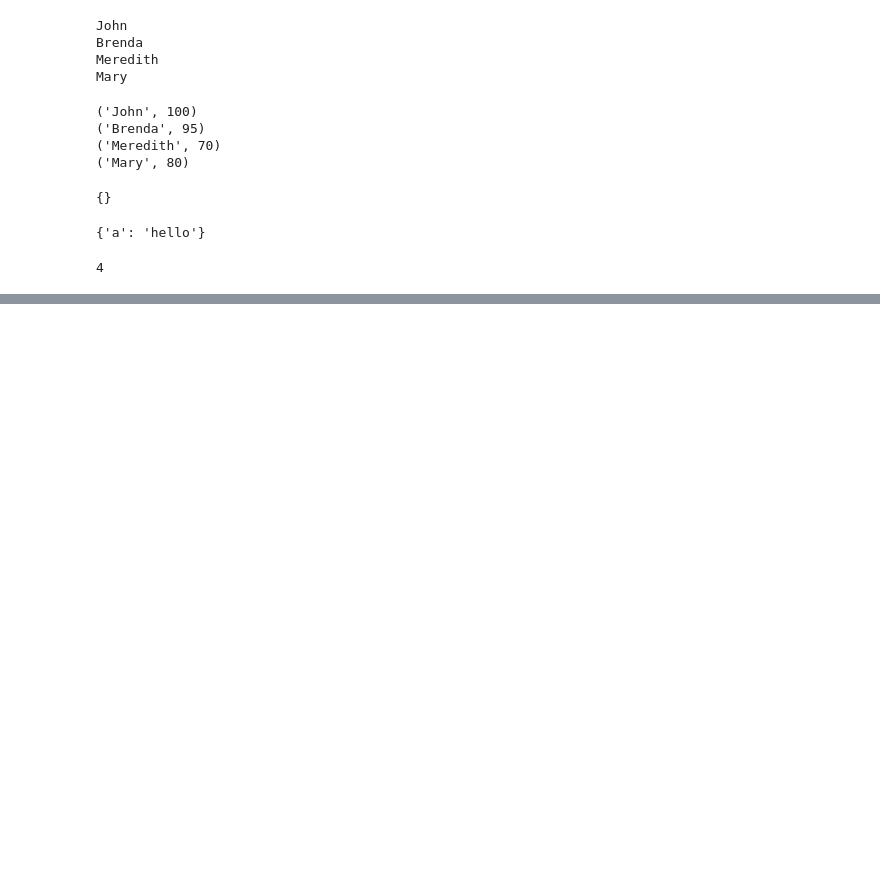
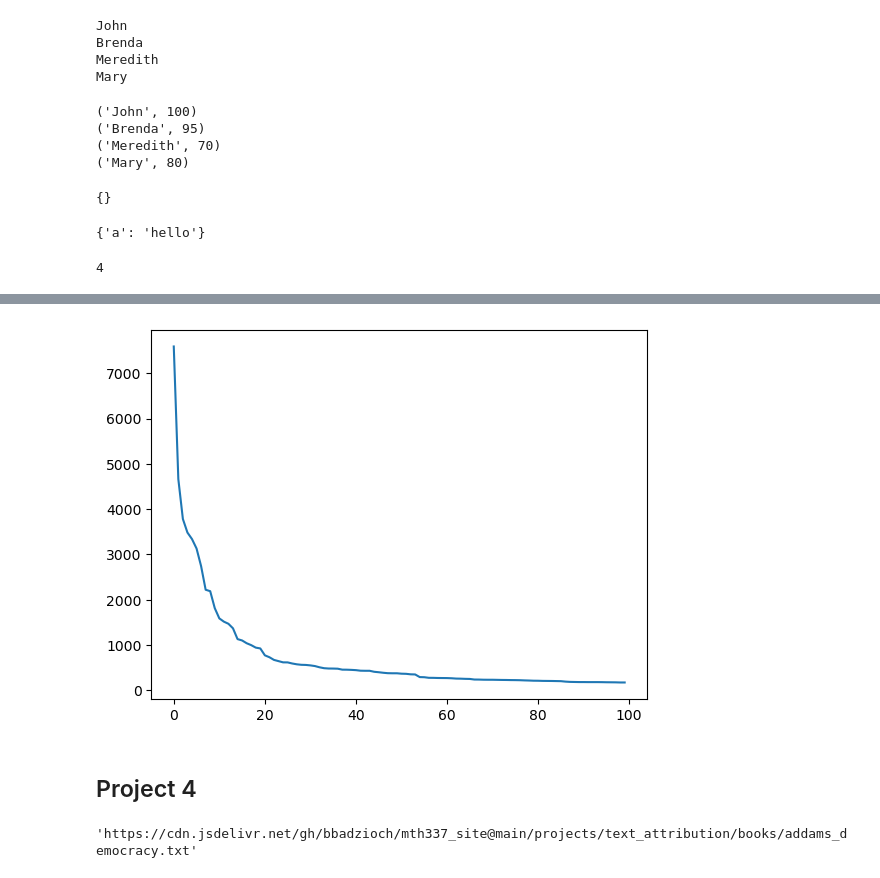
Before and after one commit to bbadzioch/MTH337_site, a Jupyter notebook: schedule/week9/week9_notebook.ipynb, the cells around one changed output, grey strips where cells are left out. Saved outputs shown, nothing was run; the diff lists cells and outputs as text; code cells hidden in the pictures; blank space fills up the shorter version.

```diff
--- a/schedule/week9/week9_notebook.ipynb
+++ b/schedule/week9/week9_notebook.ipynb
@@ -487,0 +601,4 @@ word_dict
+# %%
+word_counts = list(word_dict.items())
+
+word_counts[:50]
@@ -487,0 +735,5 @@ word_dict
+# %%
+def f(s):
+    return s[1:]
+
+f("buffalo")
@@ -487,0 +762,5 @@ word_dict
+# %%
+def f(t):
+    return t[1]
+
+sorted(word_counts, key=f)[:30]
@@ -487,0 +785,3 @@ word_dict
+# %%
+swc = sorted(word_counts, key=f, reverse=True)
+swc[:30]
@@ -487,0 +806,11 @@ word_dict
+# %%
+import matplotlib.pyplot as plt
+import numpy as np
+N = 100
+counts = [t[1] for t in swc]
+plt.plot(counts[:N])
+plt.show()
+# %% [output]
+[figure, added]
+# %% [markdown]
+## Project 4
@@ -487,0 +845,4 @@ word_dict
+# %%
+training_urls["addams_democracy"]
+# %% [output]
+'https://cdn.jsdelivr.net/gh/bbadzioch/mth337_site@main/projects/text_attribution/books/addams_democracy.txt'
```
Also changed, not shown: parts of 34 cells of this notebook.
